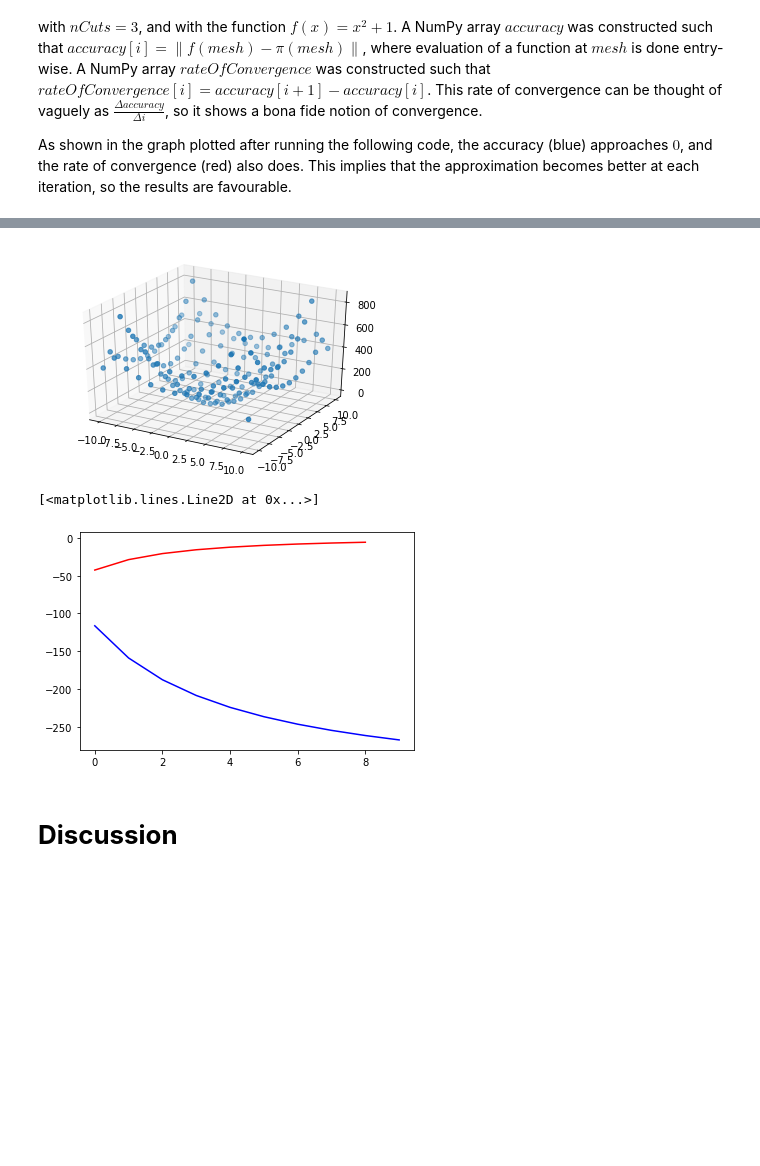
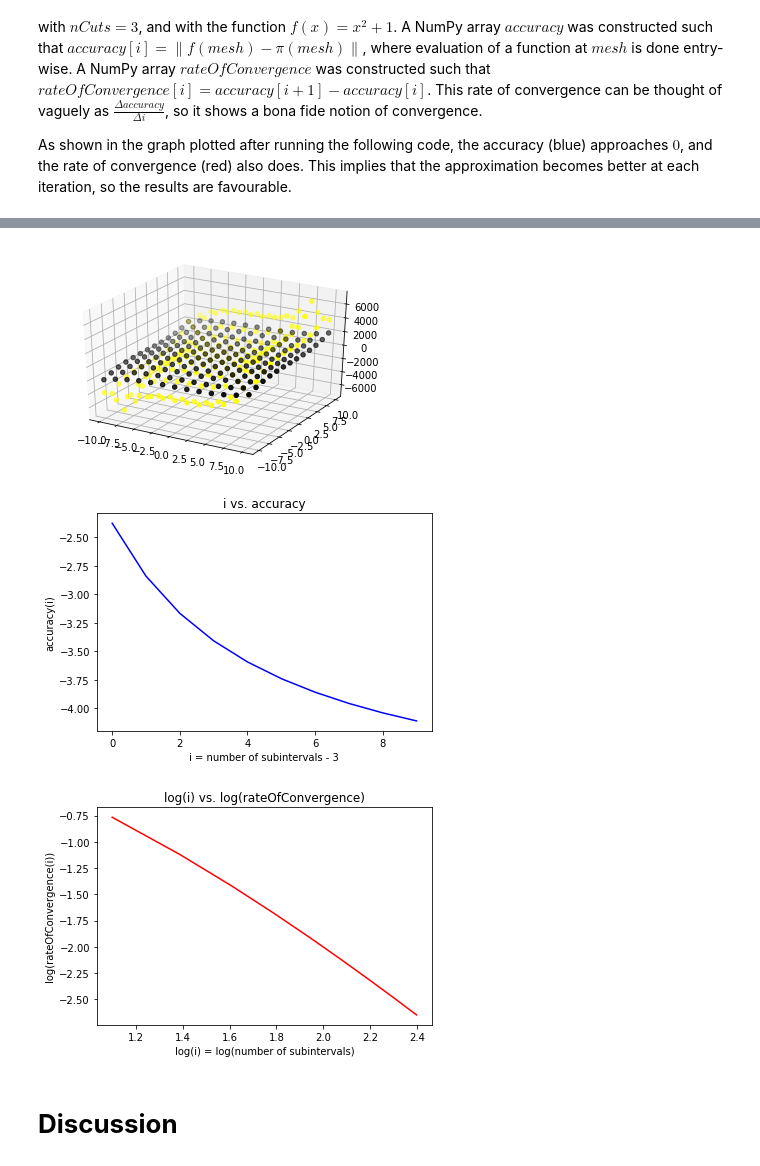
Before and after one commit to johanhoffman/DD2363-VT20, a Jupyter notebook: Lab-4/iZafiro_lab4.ipynb, the cells around one changed output, grey strips where cells are left out. Drawn from its saved outputs; the diff is of its cells as text; code cells hidden in the pictures; blank space fills up the shorter version.

```diff
--- a/Lab-4/iZafiro_lab4.ipynb
+++ b/Lab-4/iZafiro_lab4.ipynb
@@ -204,8 +204,24 @@ for i in range(10):
   projEval = get1DPWLinearApproximation(x**2 + 1, mesh)
   accuracy[i] = np.linalg.norm(exactEval - projEval)
 for i in range(9):
-  rateOfConvergence[i] = accuracy[i + 1] - accuracy[i]
+  rateOfConvergence[i] = abs(accuracy[i + 1] - accuracy[i])
+
+plt.plot([mesh[i] for i in range(len(mesh))], [mesh[i]**2 + 1 for i in range(len(mesh))], 'k-')
+plt.plot([mesh[i] for i in range(len(mesh))], [projEval[i] for i in range(len(projEval))], 'y--')
+plt.xlabel('x')
+plt.ylabel('f(x) = x^2+1 black    best pi(x) yellow')
+plt.title('x vs. f(x) and best pi(x)')
+plt.show()
 
 plt.plot(accuracy, color="blue")
-plt.plot(rateOfConvergence, color="red")
+plt.xlabel('i = number of subintervals - 3')
+plt.ylabel('accuracy(i)')
+plt.title('i vs. accuracy')
+plt.show()
+
+plt.plot([math.log(3 + i) for i in range(9)], [math.log(rateOfConvergence[i]) for i in range(9)], color="red")
+plt.xlabel('log(i) = log(number of subintervals)')
+plt.ylabel('log(rateOfConvergence(i))')
+plt.title('log(i) vs. log(rateOfConvergence)')
+plt.show()
 # %% [output]
@@ -229,41 +246,51 @@ def construct2DMesh(nCuts):
   mesh = np.empty((2*nCuts**2, 3, 2))
   for i in range(nCuts):
     for j in range(nCuts):
       mesh[2*(i*nCuts + j)] = np.array([[-10 + i*h, -10 + j*h], [-10 + i*h, -10 + (j + 1)*h], [-10 + (i + 1)*h, -10 + (j + 1)*h]])
       mesh[2*(i*nCuts + j) + 1] = np.array([[-10 + i*h, -10 + j*h], [-10 + (i + 1)*h, -10 + j*h], [-10 + (i + 1)*h, -10 + (j + 1)*h]])
   return mesh
 
 def func(point):
   return point[0]**2 + point[1]**2 + 1
 
 x = sp.symbols('x')
 y = sp.symbols('y')
 u = sp.symbols('u')
 v = sp.symbols('v')
 
 accuracy = np.empty(10)
 rateOfConvergence = np.empty(9)
 for i in range(10):
   mesh = construct2DMesh(3 + i)
-  result = get2DPWLinearApproximation(u**2 + v**2 + 1, mesh)
+  result = get2DPWLinearApproximation(u**3 + v**3 + 1, mesh)
   points = np.array([r[0] for r in result])
-  exactEval = np.array([point[0]**2 + point[1]**2 + 1 for point in points])
+  exactEval = np.array([point[0]**3 + point[1]**3 + 1 for point in points])
   projEval = np.array([r[1] for r in result])
   accuracy[i] = np.average(exactEval - projEval)
   if(i == 9):
     fig = plt.figure()
     ax = fig.add_subplot(111, projection='3d')
-    ax.scatter([point[0] for point in points], [point[1] for point in points], projEval)
+    ax.scatter([point[0] for point in points], [point[1] for point in points], projEval, color ="yellow")
+    ax.scatter([point[0] for point in points], [point[1] for point in points], [point[0]**3 + point[1]**3 + 1 for point in points], color ="black")
     plt.show()
 for i in range(9):
-  rateOfConvergence[i] = accuracy[i + 1] - accuracy[i]
+  rateOfConvergence[i] = abs(accuracy[i + 1] - accuracy[i])
 
 plt.plot(accuracy, color="blue")
-plt.plot(rateOfConvergence, color="red")
+plt.xlabel('i = number of subintervals - 3')
+plt.ylabel('accuracy(i)')
+plt.title('i vs. accuracy')
+plt.show()
+
+plt.plot([math.log(3 + i) for i in range(9)], [math.log(rateOfConvergence[i]) for i in range(9)], color="red")
+plt.xlabel('log(i) = log(number of subintervals)')
+plt.ylabel('log(rateOfConvergence(i))')
+plt.title('log(i) vs. log(rateOfConvergence)')
+plt.show()
 # %% [output]
-[figure, old version]
+[figure, new version]
-[<matplotlib.lines.Line2D at 0x...>]
-[figure, old version]
+[figure, new version]
+[figure, added]
 # %% [markdown]
 # **Discussion**
 # %% [markdown]
```
Also changed, not shown: parts of 3 cells of this notebook, 1 other file.
